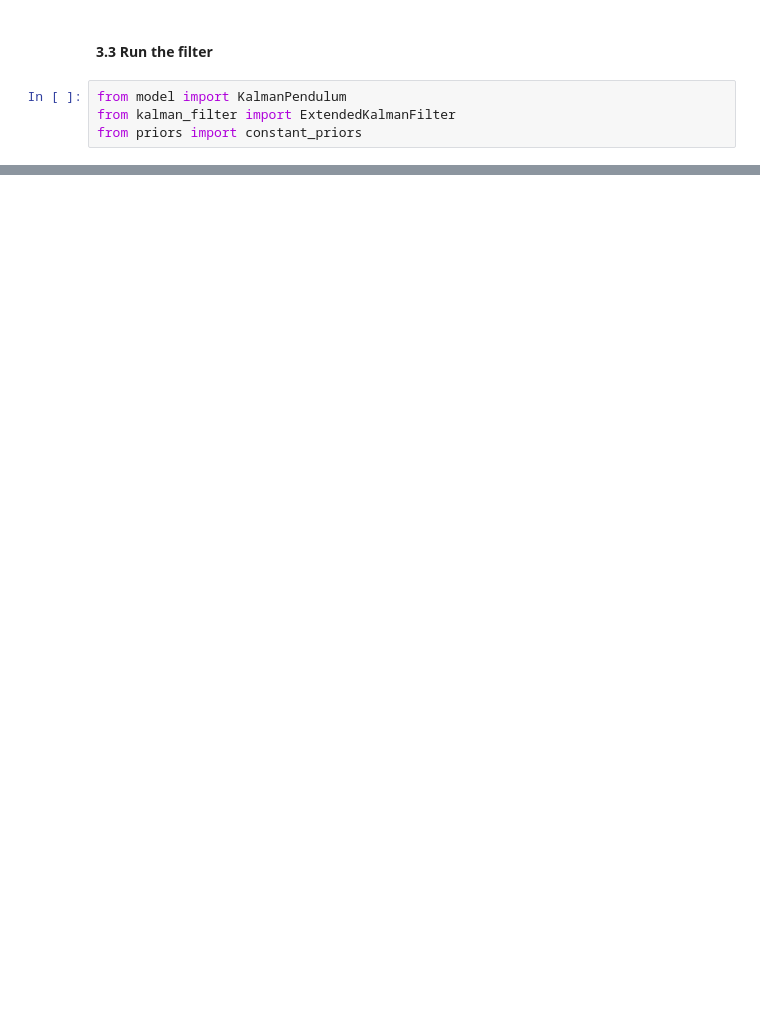
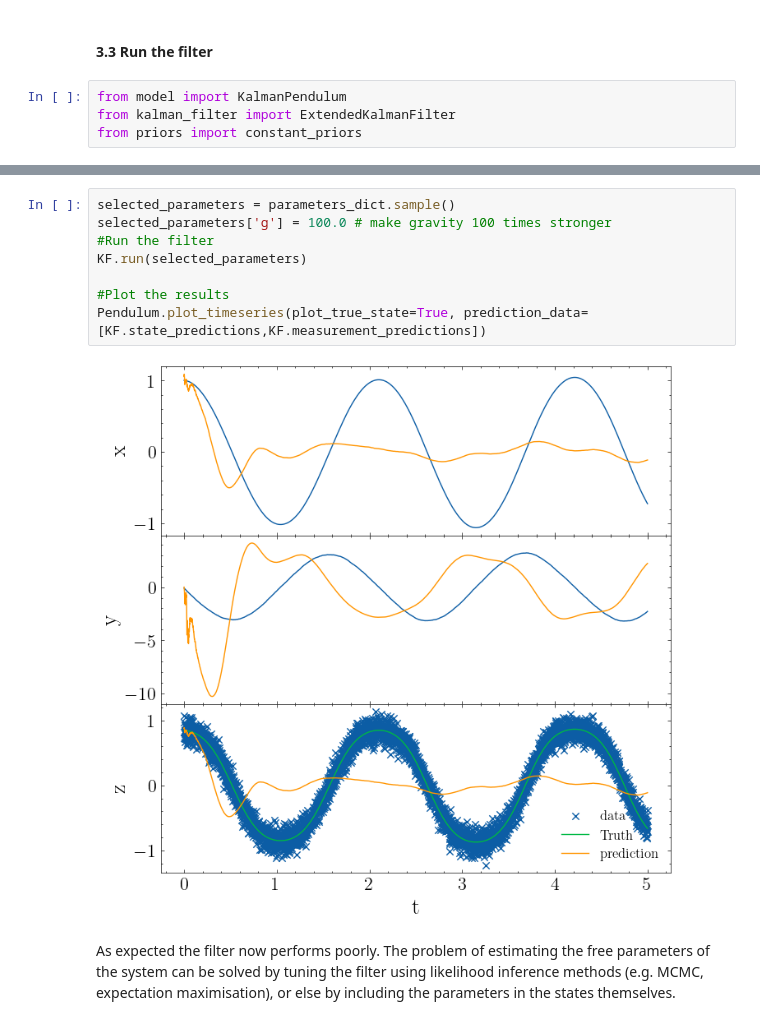
Before and after one commit to UniMelb-NSGW/SlowKalmanFilter, a Jupyter notebook: notebooks/NoisyPendulum.ipynb, the cells around one changed output, grey strips where cells are left out. Drawn from its saved outputs; the diff is of its cells as text; blank space fills up the shorter version.

```diff
--- a/notebooks/NoisyPendulum.ipynb
+++ b/notebooks/NoisyPendulum.ipynb
@@ -278,0 +296,12 @@ Pendulum.plot_timeseries(plot_true_state=True, prediction_data=[KF.state_predict
+# %%
+selected_parameters = parameters_dict.sample()
+selected_parameters['g'] = 100.0 # make gravity 100 times stronger
+#Run the filter
+KF.run(selected_parameters)
+
+#Plot the results
+Pendulum.plot_timeseries(plot_true_state=True, prediction_data=[KF.state_predictions,KF.measurement_predictions])
+# %% [output]
+[figure, added]
+# %% [markdown]
+As expected the filter now performs poorly. The problem of estimating the free parameters of the system can be solved by tuning the filter using likelihood inference methods (e.g. MCMC, expectation maximisation), or else by including the parameters in the states themselves.
```
Also changed, not shown: parts of 10 cells of this notebook, 10 other files.
